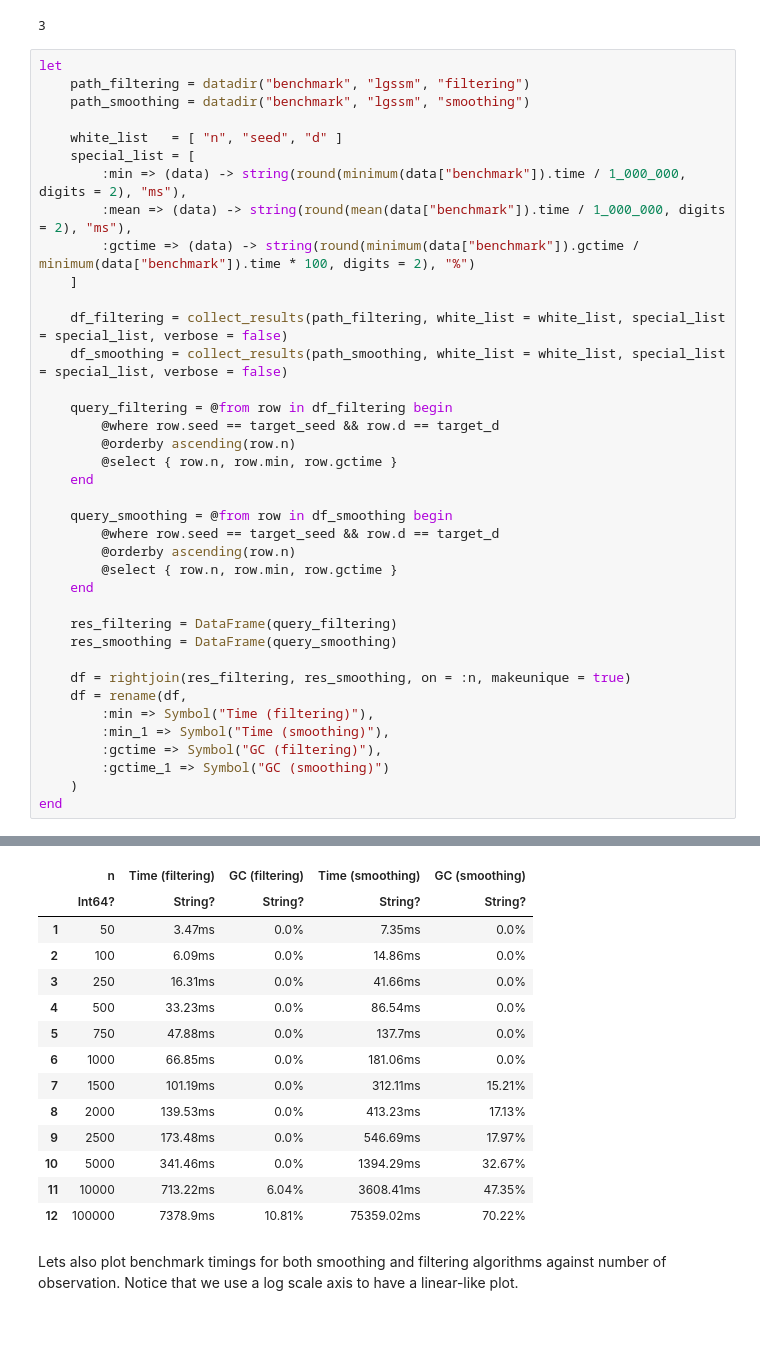
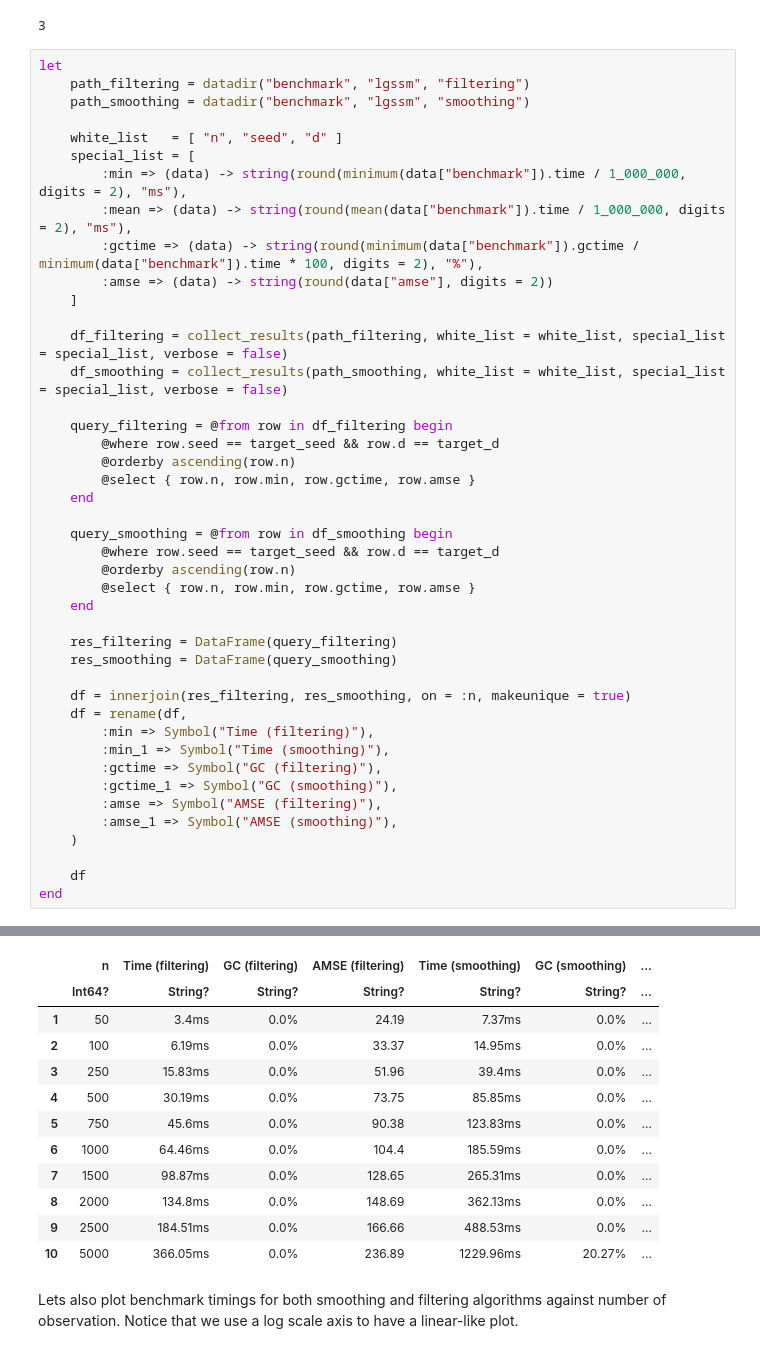
Before and after one commit to biaslab/ReactiveMPPaperExperiments, a Jupyter notebook: notebooks/rmp_gaussian_linear_state_space_model.ipynb, the cells around one changed output, grey strips where cells are left out. Cells and saved outputs as stored; diff of their text form; blank space fills up the shorter version.

```diff
--- a/notebooks/rmp_gaussian_linear_state_space_model.ipynb
+++ b/notebooks/rmp_gaussian_linear_state_space_model.ipynb
@@ -443,7 +499,8 @@ let
     special_list = [
         :min => (data) -> string(round(minimum(data["benchmark"]).time / 1_000_000, digits = 2), "ms"),
         :mean => (data) -> string(round(mean(data["benchmark"]).time / 1_000_000, digits = 2), "ms"),
-        :gctime => (data) -> string(round(minimum(data["benchmark"]).gctime / minimum(data["benchmark"]).time * 100, digits = 2), "%")
+        :gctime => (data) -> string(round(minimum(data["benchmark"]).gctime / minimum(data["benchmark"]).time * 100, digits = 2), "%"),
+        :amse => (data) -> string(round(data["amse"], digits = 2))
     ]
 
     df_filtering = collect_results(path_filtering, white_list = white_list, special_list = special_list, verbose = false)
@@ -452,25 +509,29 @@ let
     query_filtering = @from row in df_filtering begin
         @where row.seed == target_seed && row.d == target_d
         @orderby ascending(row.n)
-        @select { row.n, row.min, row.gctime }
+        @select { row.n, row.min, row.gctime, row.amse }
     end
 
     query_smoothing = @from row in df_smoothing begin
         @where row.seed == target_seed && row.d == target_d
         @orderby ascending(row.n)
-        @select { row.n, row.min, row.gctime }
+        @select { row.n, row.min, row.gctime, row.amse }
     end
 
     res_filtering = DataFrame(query_filtering)
     res_smoothing = DataFrame(query_smoothing)
 
-    df = rightjoin(res_filtering, res_smoothing, on = :n, makeunique = true)
+    df = innerjoin(res_filtering, res_smoothing, on = :n, makeunique = true)
     df = rename(df,
         :min => Symbol("Time (filtering)"),
         :min_1 => Symbol("Time (smoothing)"),
         :gctime => Symbol("GC (filtering)"),
-        :gctime_1 => Symbol("GC (smoothing)")
+        :gctime_1 => Symbol("GC (smoothing)"),
+        :amse => Symbol("AMSE (filtering)"),
+        :amse_1 => Symbol("AMSE (smoothing)"),
     )
+
+    df
 end
 # %% [output]
 ┌ Info: Scanning folder /Users/bvdmitri/.julia/dev/ReactiveMPPaperExperiments/data/benchmark/lgssm/filtering for result files.
@@ -481,17 +542,15 @@ end
-|  | n | Time (filtering) | GC (filtering) | Time (smoothing) | GC (smoothing) |
-|  | Int64? | String? | String? | String? | String? |
-| 1 | 50 | 3.47ms | 0.0% | 7.35ms | 0.0% |
-| 2 | 100 | 6.09ms | 0.0% | 14.86ms | 0.0% |
-| 3 | 250 | 16.31ms | 0.0% | 41.66ms | 0.0% |
-| 4 | 500 | 33.23ms | 0.0% | 86.54ms | 0.0% |
-| 5 | 750 | 47.88ms | 0.0% | 137.7ms | 0.0% |
-| 6 | 1000 | 66.85ms | 0.0% | 181.06ms | 0.0% |
-| 7 | 1500 | 101.19ms | 0.0% | 312.11ms | 15.21% |
-| 8 | 2000 | 139.53ms | 0.0% | 413.23ms | 17.13% |
-| 9 | 2500 | 173.48ms | 0.0% | 546.69ms | 17.97% |
-| 10 | 5000 | 341.46ms | 0.0% | 1394.29ms | 32.67% |
-| 11 | 10000 | 713.22ms | 6.04% | 3608.41ms | 47.35% |
-| 12 | 100000 | 7378.9ms | 10.81% | 75359.02ms | 70.22% |
+|  | n | Time (filtering) | GC (filtering) | AMSE (filtering) | Time (smoothing) | GC (smoothing) | ... |
+|  | Int64? | String? | String? | String? | String? | String? | ... |
+| 1 | 50 | 3.4ms | 0.0% | 24.19 | 7.37ms | 0.0% | ... |
+| 2 | 100 | 6.19ms | 0.0% | 33.37 | 14.95ms | 0.0% | ... |
+| 3 | 250 | 15.83ms | 0.0% | 51.96 | 39.4ms | 0.0% | ... |
+| 4 | 500 | 30.19ms | 0.0% | 73.75 | 85.85ms | 0.0% | ... |
+| 5 | 750 | 45.6ms | 0.0% | 90.38 | 123.83ms | 0.0% | ... |
+| 6 | 1000 | 64.46ms | 0.0% | 104.4 | 185.59ms | 0.0% | ... |
+| 7 | 1500 | 98.87ms | 0.0% | 128.65 | 265.31ms | 0.0% | ... |
+| 8 | 2000 | 134.8ms | 0.0% | 148.69 | 362.13ms | 0.0% | ... |
+| 9 | 2500 | 184.51ms | 0.0% | 166.66 | 488.53ms | 0.0% | ... |
+| 10 | 5000 | 366.05ms | 0.0% | 236.89 | 1229.96ms | 20.27% | ... |
 # %% [markdown]
 Lets also plot benchmark timings for both smoothing and filtering algorithms against number of observation. Notice that we use a log scale axis to have a linear-like plot.
 # %%
```
Also changed, not shown: parts of 8 cells of this notebook, 10 other files.
